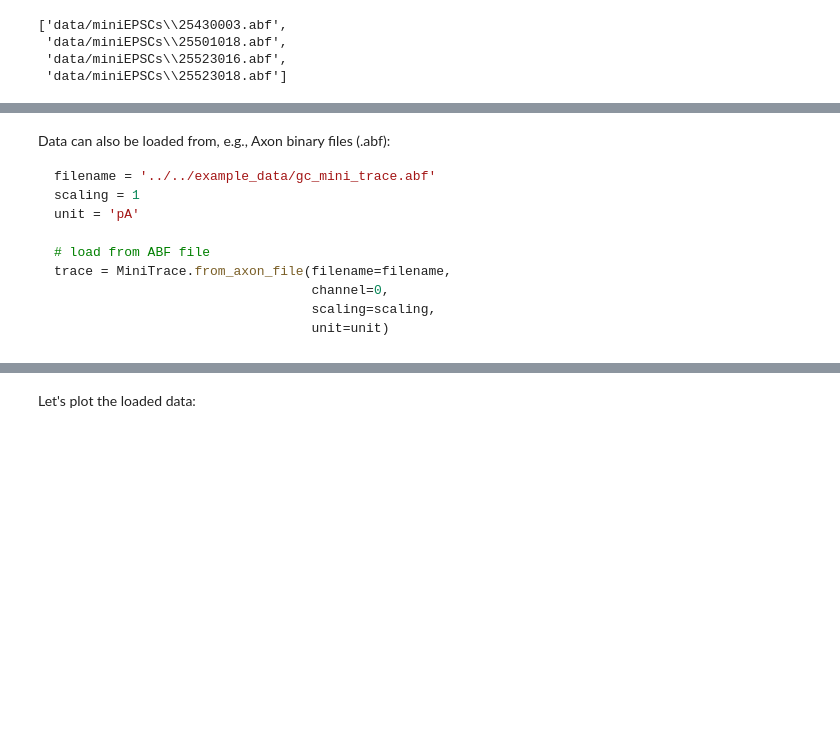
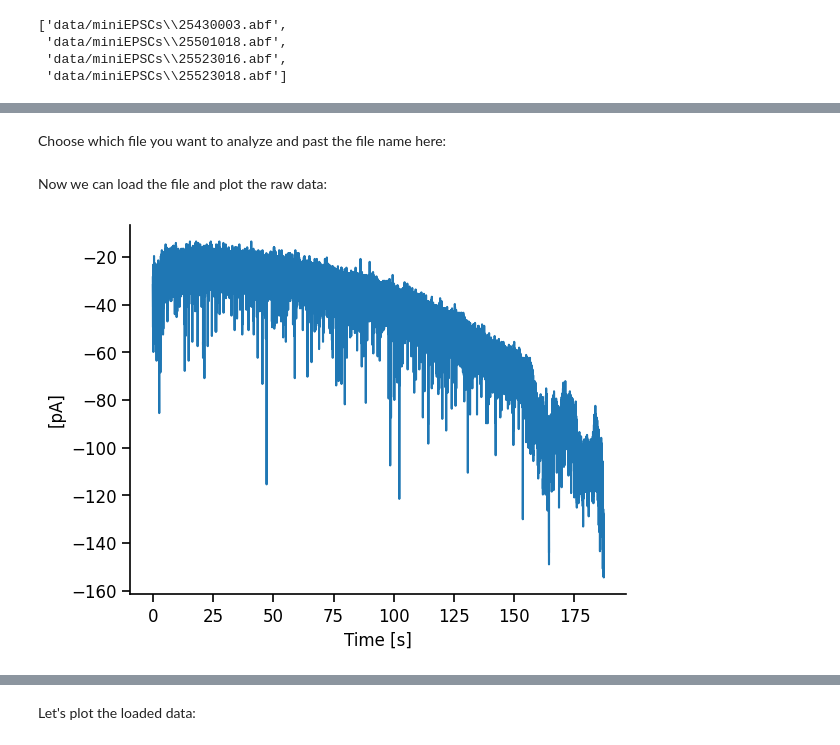
Before and after one commit to argalloni/CSHL_IonChannels2025, a Jupyter notebook: Analysis 12 - miniEPSCs.ipynb, the cells around one changed output, grey strips where cells are left out. Drawn from its saved outputs; the diff is of its cells as text; code cells hidden in the pictures; blank space fills up the shorter version.

Commit message:
updated miniEPSC notebook

````diff
--- a/Analysis 12 - miniEPSCs.ipynb
+++ b/Analysis 12 - miniEPSCs.ipynb
@@ -54,14 +44,12 @@ trace = MiniTrace.from_axon_file(filename=filename,
-# %% [markdown]
-Data can also be loaded from, e.g., Axon binary files (.abf):
-
-```python
-filename = '../../example_data/gc_mini_trace.abf'
-scaling = 1
-unit = 'pA'
-
-# load from ABF file
-trace = MiniTrace.from_axon_file(filename=filename,
-                                 channel=0,
-                                 scaling=scaling,
-                                 unit=unit)
-```
+# %% [markdown]
+Choose which file you want to analyze and past the file name here:
+# %%
+data_file = 'data/miniEPSCs\\25430003.abf'
+# %% [markdown]
+Now we can load the file and plot the raw data:
+# %%
+trace = MiniTrace.from_axon_file(filename=data_file, channel=0, unit='pA')
+# %%
+trace.plot_trace()
+# %% [output]
+[figure, added]
````
Also changed, not shown: parts of 21 cells of this notebook, 3 other files.
